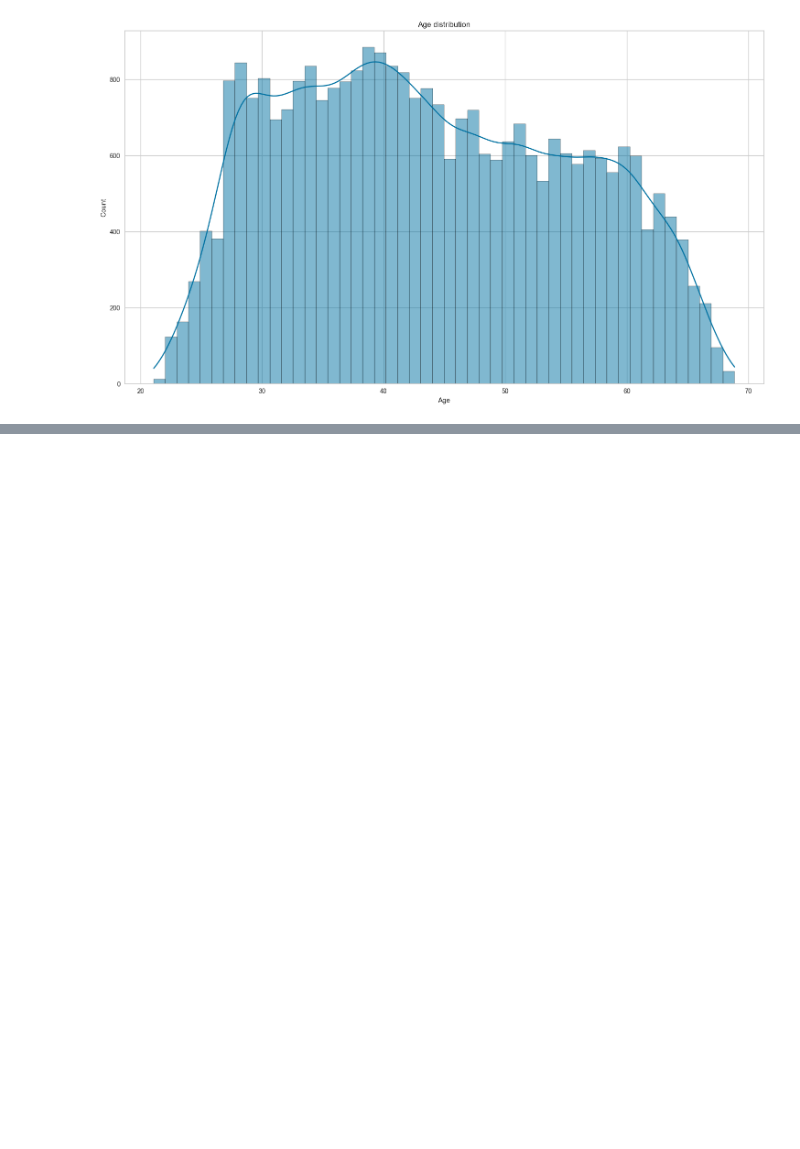
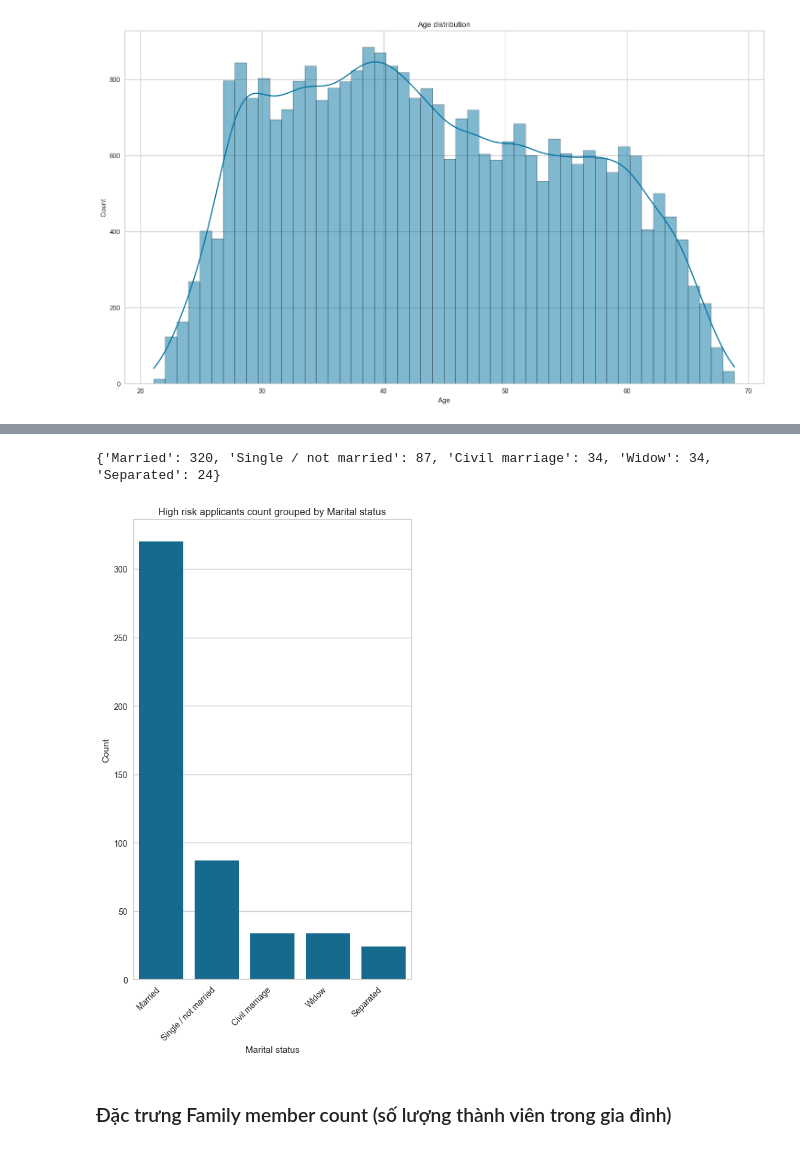
Before and after one commit to pisceskibo/CreditCardApprovalPrediction, a Jupyter notebook: CreditCard.ipynb, the cells around one changed output, grey strips where cells are left out. Saved outputs shown, nothing was run; the diff lists cells and outputs as text; code cells hidden in the pictures; blank space fills up the shorter version.

```diff
--- a/CreditCard.ipynb
+++ b/CreditCard.ipynb
@@ -307,0 +352,8 @@ create_hist_plot(cc_train_copy, 'Age', cc_train_copy)
+# %%
+# So sánh giữa hai đặc trưng Marital status và IsHighRisk (độ rủi ro dựa vào tình trạng hôn nhân)
+low_high_risk_bar_plot(cc_train_copy, 'Marital status')
+# %% [output]
+{'Married': 320, 'Single / not married': 87, 'Civil marriage': 34, 'Widow': 34, 'Separated': 24}
+[figure, added]
+# %% [markdown]
+### Đặc trưng Family member count (số lượng thành viên trong gia đình)
```
Also changed, not shown: parts of 74 cells of this notebook.
